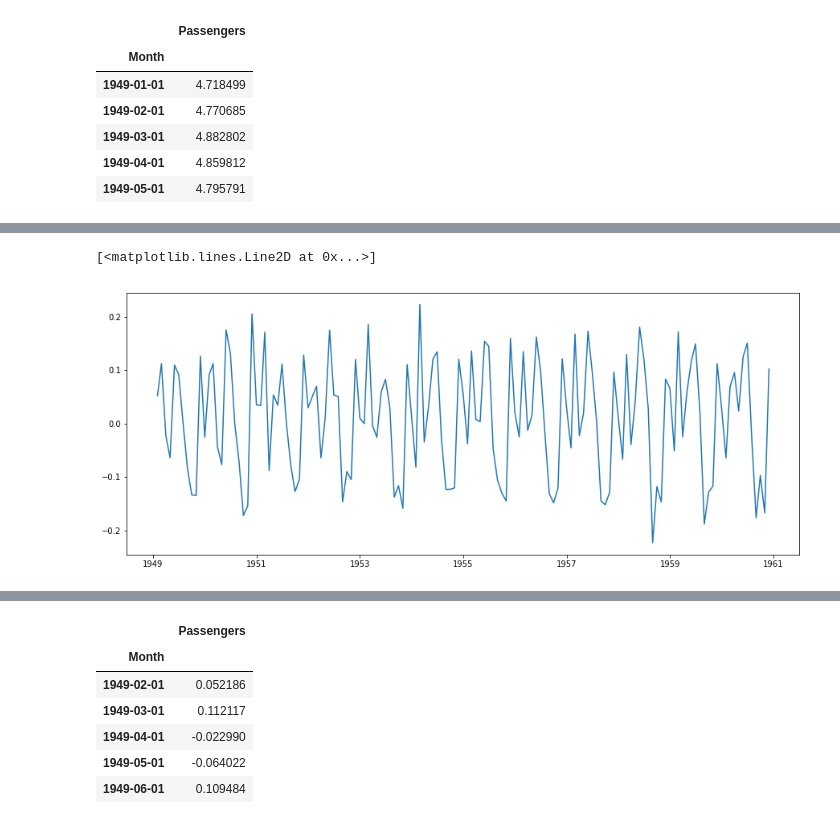
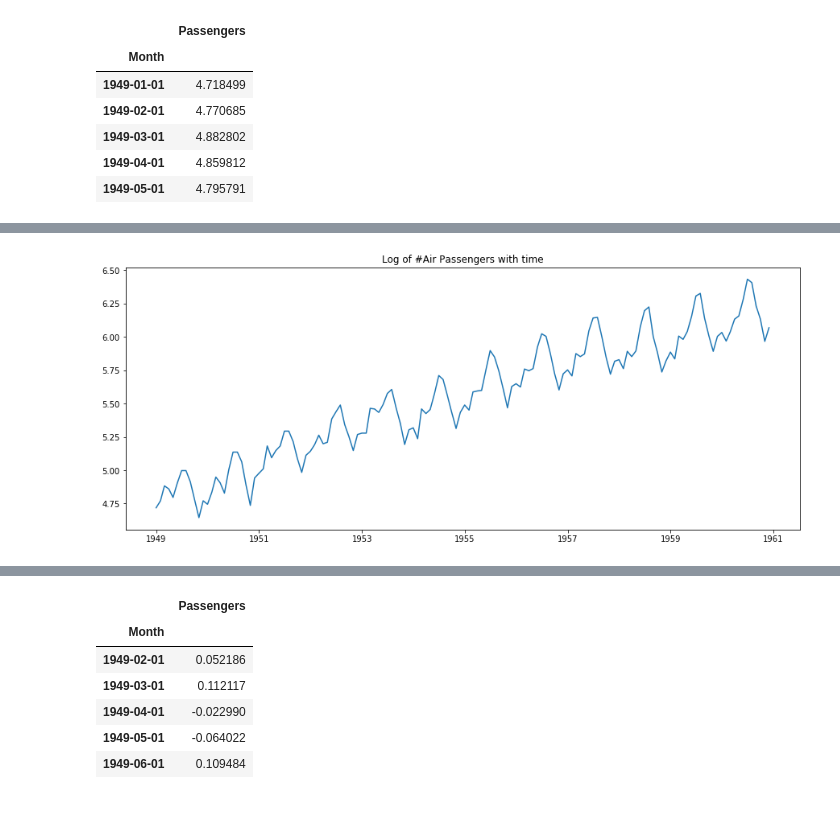
Before and after one commit to mkumar73/time-series, a Jupyter notebook: python/02.air_passenger_arima.ipynb, the cells around one changed output, grey strips where cells are left out. Saved outputs shown, nothing was run; the diff lists cells and outputs as text; code cells hidden in the pictures.

```diff
--- a/python/02.air_passenger_arima.ipynb
+++ b/python/02.air_passenger_arima.ipynb
@@ -62,5 +56,9 @@ log_air_passengers_diff.head()
-# %%
-plt.plot(log_air_passengers_diff)
-# %% [output]
-[<matplotlib.lines.Line2D at 0x...>]
-[figure, removed]
+# %%
+plt.plot(log_air_passengers)
+plt.title('Log of #Air Passengers with time')
+plt.savefig('plots/ts_airpassenger_2.jpg')
+
+# we can now clearly see there is a upward trend
+# and some seasonality effect
+# %% [output]
+[figure, added]
```
Also changed, not shown: parts of 24 cells of this notebook, 4 other files.
